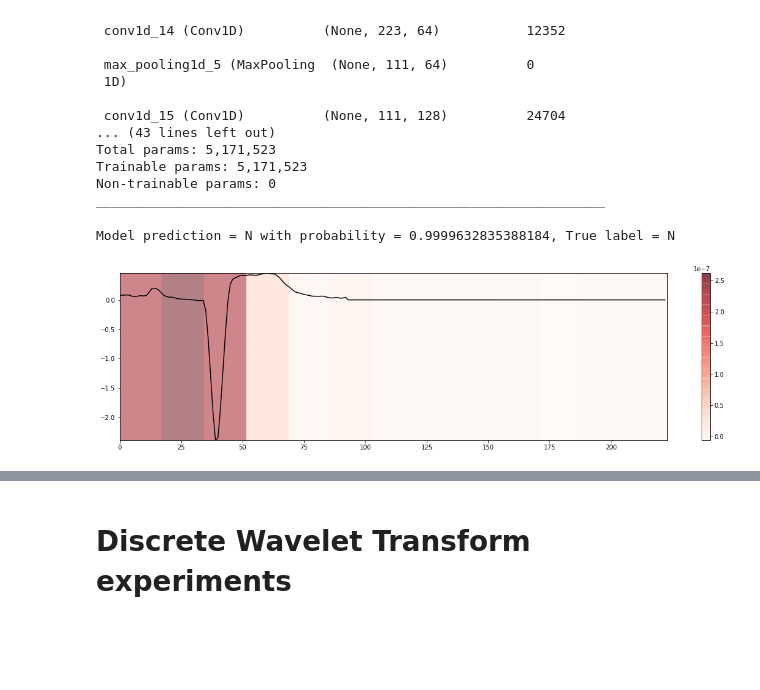
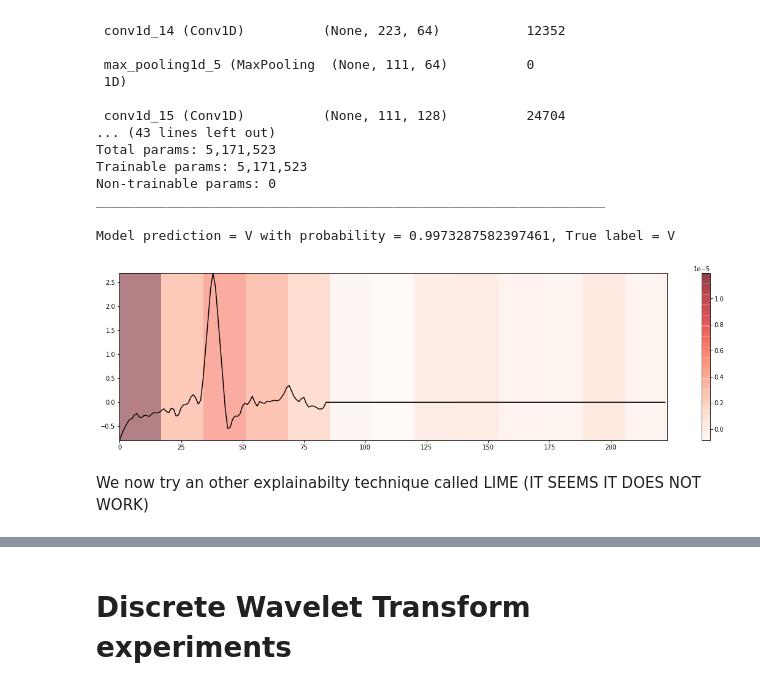
Before and after one commit to romano-francesco/applied-ai-in-biomedicine-ECG-classifier, a Jupyter notebook: Deep_Learning_Approach.ipynb, the cells around one changed output, grey strips where cells are left out. Cells and saved outputs as stored; diff of their text form; code cells hidden in the pictures; blank space fills up the shorter version.

```diff
--- a/Deep_Learning_Approach.ipynb
+++ b/Deep_Learning_Approach.ipynb
@@ -917,8 +917,9 @@ In this section we want to make results of our deep model more interpretable usi
 Use our previous vgg model to create CAM
 # %%
 # Load our pre-trained model
-vgg = tf.keras.models.load_model('/content/drive/MyDrive/AppliedAIinBiomedicine/final-assignment/vgg model')
-vgg.summary()
+model = tf.keras.models.load_model('/content/drive/MyDrive/AppliedAIinBiomedicine/final-assignment/vgg model')
+#model = tf.keras.models.load_model('/content/drive/MyDrive/AppliedAIinBiomedicine/final-assignment/resnet model')
+model.summary()
 # %% [output]
 Model: "sequential_1"
 _________________________________________________________________
@@ -942,7 +943,7 @@ _________________________________________________________________
 def grad_cam(layer, input):
 
   # we extract the output of the last convolutional layer, given an input to the CNN
-  grad_model = tf.keras.models.Model([vgg.inputs], [vgg.get_layer(layer).output, vgg.output])
+  grad_model = tf.keras.models.Model([model.inputs], [model.get_layer(layer).output, model.output])
   last_conv_output, predictions = grad_model(input)
 
   with tf.GradientTape() as g:
@@ -950,45 +951,51 @@ def grad_cam(layer, input):
     pred_index = tf.argmax(predictions[0])
     class_channel = predictions[:, pred_index]
 
-  # compute the gradient of class channel wrt the output of chosen convolutional layer
+  # compute the gradient of the top predicted class wrt the activations of chosen convolutional layer
   grads = g.gradient(class_channel, last_conv_output)
 
   pooled_grads = tf.reduce_mean(grads, axis=(0))
 
   last_conv_output = last_conv_output[0]
 
+  # We finally create the CAM heatmap multiplying the last conv layer output and the gradients computed
   heatmap = last_conv_output * pooled_grads
   heatmap = tf.reduce_mean(heatmap, axis=(1))
   heatmap = np.expand_dims(heatmap, 0)
   return heatmap
 # %%
 # try to plot a CAM
+
+# take into consideration the last convolutional layer of the model
 layer_considered = "conv1d_25"
 labels = ['N', 'S', 'V']
 
 # beat of validation set to plot
-input_index = 40200
+input_index = 40210
 input = np.expand_dims(X_val[input_index], 0)
 
 pred_probs = []
 for i in range(3):
-  pred_ci = vgg.predict(input)[0][i]
+  pred_ci = model.predict(input)[0][i]
   pred_probs.append(pred_ci)
 
 # obtain the predicted label of our input
 label_index = pred_probs.index(max(pred_probs))
 true_label_index = ohe.inverse_transform(y_val[input_index ].reshape(1, -1))[0]
 
 #compute heatmap for our input
 heatmap = grad_cam(layer_considered, input)
 
+# plotting heatmap over the beat sample
 print(f"Model prediction = {labels[label_index]} with probability = {max(pred_probs)}, True label = {labels[int(true_label_index)]}")
 
 plt.figure(figsize=(20, 5))
 plt.imshow(heatmap, cmap='Reds', aspect="auto", interpolation='nearest', extent=[0, max_len, input.min(), input.max()], alpha=0.5)
 plt.plot(input.reshape(max_len), 'k')
 plt.colorbar()
 plt.show()
 # %% [output]
-Model prediction = N with probability = 0.9999632835388184, True label = N
+Model prediction = V with probability = 0.9973287582397461, True label = V
-[figure, old version]
+[figure, new version]
+# %% [markdown]
+We now try an other explainabilty technique called LIME (IT SEEMS IT DOES NOT WORK)
```
Also changed, not shown: parts of 6 cells of this notebook.
